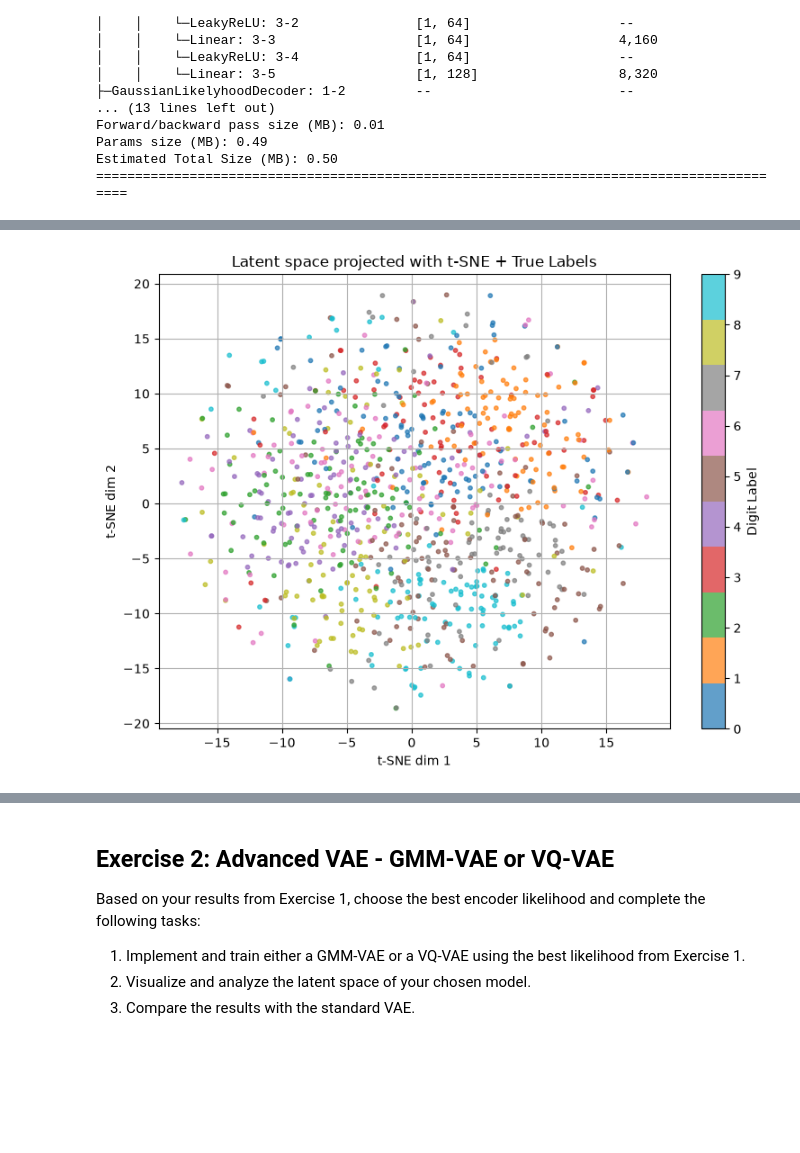
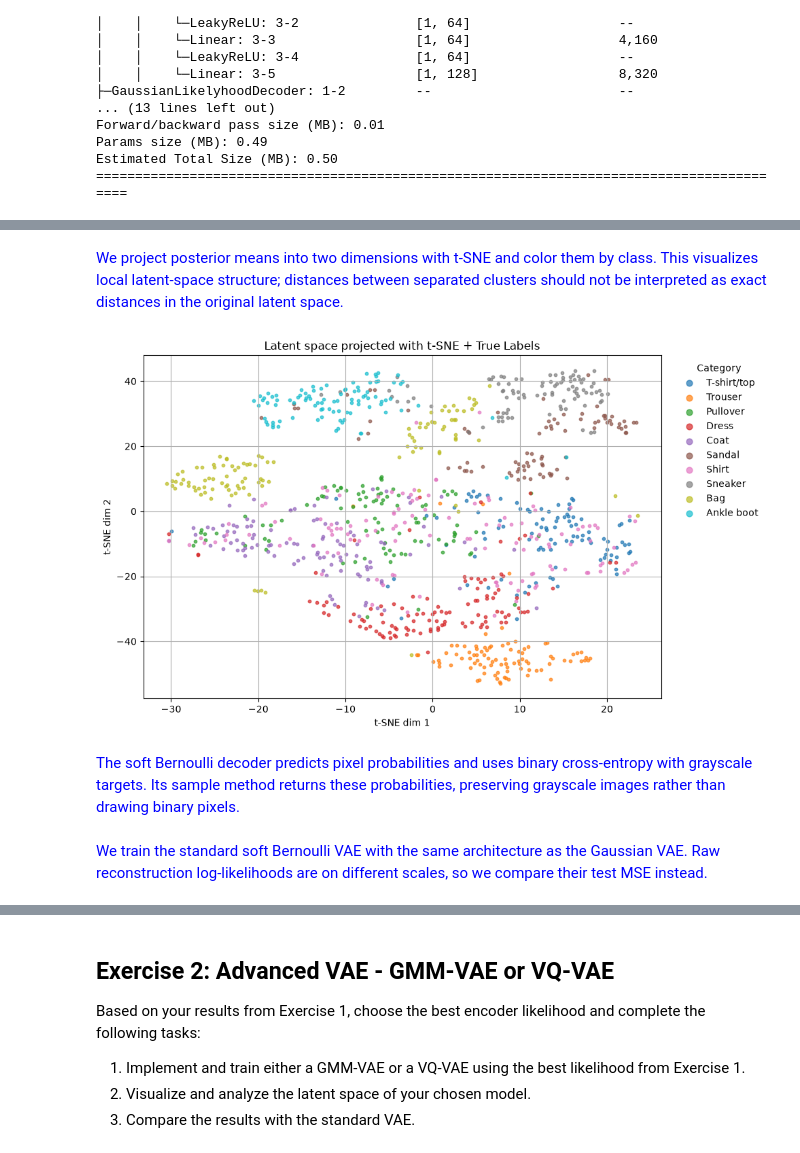
Before and after one commit to Lolillosky/GenerativeDeepLearningCourse, a Jupyter notebook: Topic4/Homework_VAEs.ipynb, the cells around one changed output, grey strips where cells are left out. Saved outputs shown, nothing was run; the diff lists cells and outputs as text; code cells hidden in the pictures; blank space fills up the shorter version.

```diff
--- a/Topic4/Homework_VAEs.ipynb
+++ b/Topic4/Homework_VAEs.ipynb
@@ -545,7 +606,9 @@ tensor([[-0.0433,  0.2990, -0.2189,  ..., -0.1739,  0.2631,  0.4850],
+# %% [markdown]
+<span style="color: blue;">We project posterior means into two dimensions with t-SNE and color them by class. This visualizes local latent-space structure; distances between separated clusters should not be interpreted as exact distances in the original latent space.</span>
 # %%
 def plot_latent_tsne_with_labels(model, data_loader, n_samples=1000):
     """
-    Projects the latent space of a VAE/GMM-VAE model using t-SNE and displays the true digit labels.
+    Projects the latent space of a VAE/GMM-VAE model using t-SNE and displays the true class labels.
 
     Args:
         model: trained VAE or GMM-VAE model
@@ -553,39 +616,54 @@ def plot_latent_tsne_with_labels(model, data_loader, n_samples=1000):
         n_samples: maximum number of samples to use for t-SNE
     """
 
+    if n_samples < 2:
+        raise ValueError("t-SNE requires at least two samples.")
     model.eval()
     zs = []
     labels = []
     for x, y in data_loader:
-        x = x.to(next(model.parameters()).device)
+        param = next(model.parameters())
+        x = x.to(device=param.device, dtype=param.dtype)
         with torch.no_grad():
-            mu_e, log_var_e = model.encoder.encode(x)
-            z = model.encoder.sample(mu_e=mu_e, log_var_e=log_var_e)
+            if hasattr(model, "label_encoder"):
+                features = model.label_encoder(y.to(param.device)).to(dtype=param.dtype)
+                x = torch.cat((x, features), dim=1)
+            z, _ = model.encoder.encode(x)  # Posterior means for consistent comparisons.
         zs.append(z.cpu())
         labels.append(y)
         if len(torch.cat(zs)) >= n_samples:
             break
+    if not zs or sum(len(z) for z in zs) < 2:
+        raise ValueError("t-SNE requires at least two samples.")
     zs = torch.cat(zs, dim=0)[:n_samples]  # (N, latent_dim)
     labels = torch.cat(labels, dim=0)[:n_samples]  # (N,)
     zs_np = zs.numpy()
     labels_np = labels.numpy()
 
     # t-SNE projection
-    z_2d = TSNE(n_components=2, perplexity=30, random_state=42).fit_transform(zs_np)
+    z_2d = TSNE(n_components=2, perplexity=min(30, len(zs_np) - 1), random_state=42).fit_transform(zs_np)
 
-    plt.figure(figsize=(8, 6))
-    scatter = plt.scatter(z_2d[:, 0], z_2d[:, 1], c=labels_np, cmap='tab10', s=10, alpha=0.7)
+    plt.figure(figsize=(10, 6))
+    colors = plt.get_cmap("tab10")
+    for class_id, class_name in sorted(fashion_labels.items()):
+        mask = labels_np == class_id
+        if mask.any():
+            plt.scatter(z_2d[mask, 0], z_2d[mask, 1],
+                        color=colors(class_id), label=class_name, s=10, alpha=0.7)
     plt.title('Latent space projected with t-SNE + True Labels')
     plt.xlabel('t-SNE dim 1')
     plt.ylabel('t-SNE dim 2')
-    plt.colorbar(scatter, ticks=range(10), label="Digit Label")
+    plt.legend(title="Category", bbox_to_anchor=(1.02, 1),
+               loc="upper left", markerscale=2, frameon=False)
     plt.grid(True)
     plt.tight_layout()
     plt.show()
 # %%
-plot_latent_tsne_with_labels(best_model.vae_model, valid_data_loader)
+plot_latent_tsne_with_labels(best_model.vae_model, test_data_loader)
 # %% [output]
-[figure, old version]
+[figure, new version]
+# %% [markdown]
+<span style="color: blue;">The soft Bernoulli decoder predicts pixel probabilities and uses binary cross-entropy with grayscale targets. Its sample method returns these probabilities, preserving grayscale images rather than drawing binary pixels.</span>
 # %%
 class BernoulliDecoder(nn.Module):
     def __init__(self, decoder_net):
@@ -611,4 +689,6 @@ class BernoulliDecoder(nn.Module):
         return log_prob
+# %% [markdown]
+<span style="color: blue;">We train the standard soft Bernoulli VAE with the same architecture as the Gaussian VAE. Raw reconstruction log-likelihoods are on different scales, so we compare their test MSE instead.</span>
 # %%
 input_dim = train_dataset[0][0].numel()
 
```
Also changed, not shown: parts of 63 cells of this notebook.
